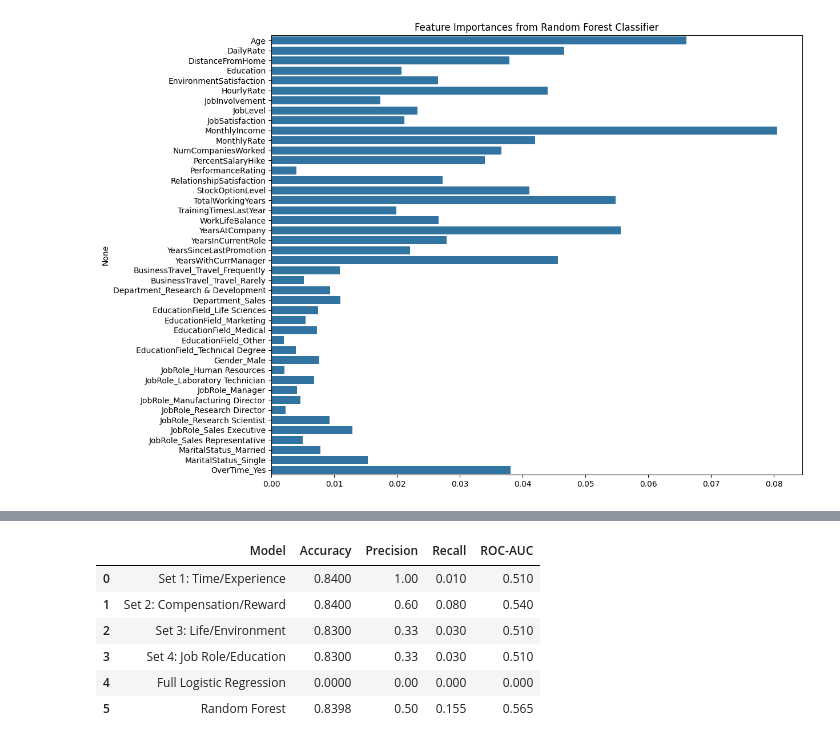
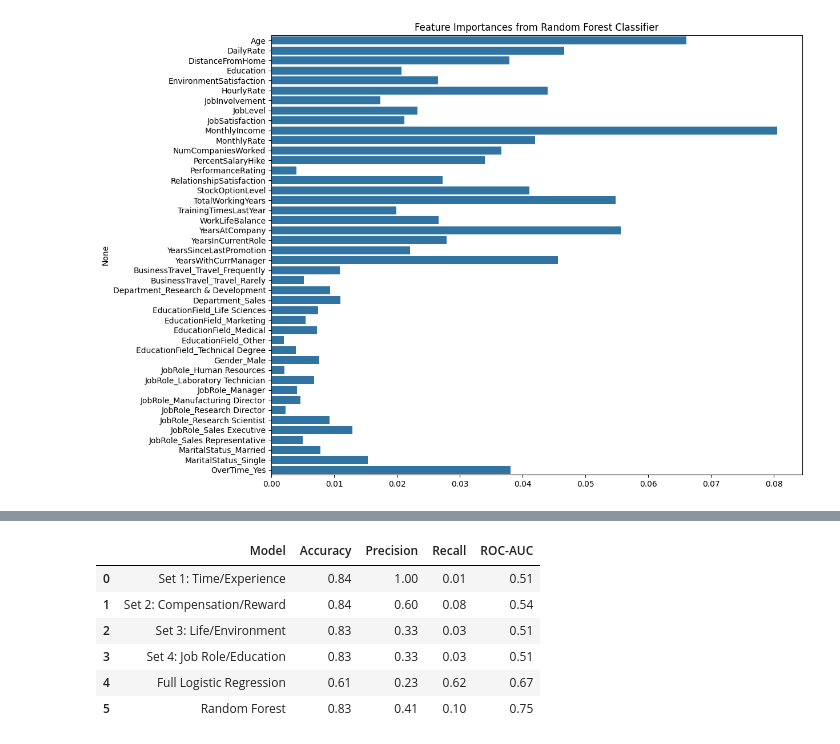
Before and after one commit to lpkennedy6062/Job_Attrition_Predictive_Model, a Jupyter notebook: runthrough.ipynb, the cells around one changed output, grey strips where cells are left out. Cells and saved outputs as stored; diff of their text form; code cells hidden in the pictures.

```diff
--- a/runthrough.ipynb
+++ b/runthrough.ipynb
@@ -539,53 +565,53 @@ plt.show()
 # %%
 results = {"Model": [
         "Set 1: Time/Experience",
         "Set 2: Compensation/Reward",
         "Set 3: Life/Environment",
         "Set 4: Job Role/Education",
         "Full Logistic Regression",
         "Random Forest"
     ],
     "Accuracy": [
-        round(accuracy_score(y_test, y_pred),2),     # Set 1
-        round(accuracy_score(yc_test, yc_pred),2),     # Set 2
-        round(accuracy_score(yl_test, yl_pred),2),     # Set 3
-        round(accuracy_score(yj_test, yj_pred),2),     # Set 4
-        0,    # Full LR
-        0.8398     # RF
+        round(yr_acc,2),  # Set 1
+        round(yc_acc,2),  # Set 2
+        round(yl_acc,2),  # Set 3
+        round(yj_acc,2),  # Set 4
+        round(lr_acc,2),  # Full LR
+        round(rf_acc,2)   # RF
     ],
     "Precision": [
-        round(precision_score(y_test, y_pred),2),   # Set 1
-        round(precision_score(yc_test, yc_pred),2),   # Set 2
-        round(precision_score(yl_test, yl_pred),2),  # Set 3
-        round(precision_score(yj_test, yj_pred),2),  # Set 4
-        0,  # Full LR
-        0.50    # RF
+        round(yr_ps,2),   # Set 1
+        round(yc_ps,2),   # Set 2
+        round(yl_ps,2),   # Set 3
+        round(yj_ps,2),   # Set 4
+        round(lr_ps,2),   # Full LR
+        round(rf_ps,2)    # RF
     ],
     "Recall": [
-        round(recall_score(y_test, y_pred),2),  # Set 1
-        round(recall_score(yc_test, yc_pred),2),  # Set 2
-        round(recall_score(yl_test, yl_pred),2),  # Set 3
-        round(recall_score(yj_test, yj_pred),2),  # Set 4
-        0,  # Full LR
-        0.155   # RF
+        round(yr_rc,2),  # Set 1
+        round(yc_rc,2),  # Set 2
+        round(yl_rc,2),  # Set 3
+        round(yj_rc,2),  # Set 4
+        round(lr_rc,2),  # Full LR
+        round(rf_rc,2)   # RF
     ],
     "ROC-AUC": [
-        round(roc_auc_score(y_test, y_prob),2),  # Set 1
-        round(roc_auc_score(yc_test, yc_prob),2),  # Set 2
-        round(roc_auc_score(yl_test, yl_prob),2),  # Set 3
-        round(roc_auc_score(yj_test, yj_prob),2),  # Set 4
-        0,  # Full LR
-        0.565,   # RF
+        round(yr_roc,2),  # Set 1
+        round(yc_roc,2),  # Set 2
+        round(yl_roc,2),  # Set 3
+        round(yj_roc,2),  # Set 4
+        round(lr_roc,2),  # Full LR
+        round(rf_roc,2),  # RF
     ]
 }
 
 comparison_df = pd.DataFrame(results)
 comparison_df
 # %% [output]
 |  | Model | Accuracy | Precision | Recall | ROC-AUC |
-| 0 | Set 1: Time/Experience | 0.8400 | 1.00 | 0.010 | 0.510 |
-| 1 | Set 2: Compensation/Reward | 0.8400 | 0.60 | 0.080 | 0.540 |
-| 2 | Set 3: Life/Environment | 0.8300 | 0.33 | 0.030 | 0.510 |
-| 3 | Set 4: Job Role/Education | 0.8300 | 0.33 | 0.030 | 0.510 |
-| 4 | Full Logistic Regression | 0.0000 | 0.00 | 0.000 | 0.000 |
-| 5 | Random Forest | 0.8398 | 0.50 | 0.155 | 0.565 |
+| 0 | Set 1: Time/Experience | 0.84 | 1.00 | 0.01 | 0.51 |
+| 1 | Set 2: Compensation/Reward | 0.84 | 0.60 | 0.08 | 0.54 |
+| 2 | Set 3: Life/Environment | 0.83 | 0.33 | 0.03 | 0.51 |
+| 3 | Set 4: Job Role/Education | 0.83 | 0.33 | 0.03 | 0.51 |
+| 4 | Full Logistic Regression | 0.61 | 0.23 | 0.62 | 0.67 |
+| 5 | Random Forest | 0.83 | 0.41 | 0.10 | 0.75 |
```
Also changed, not shown: parts of 2 cells of this notebook.
